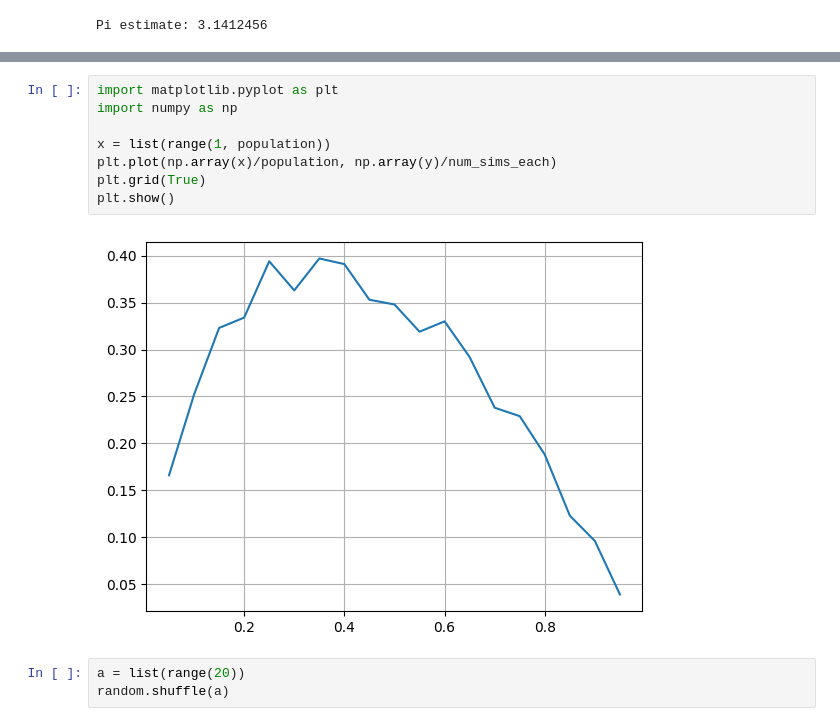
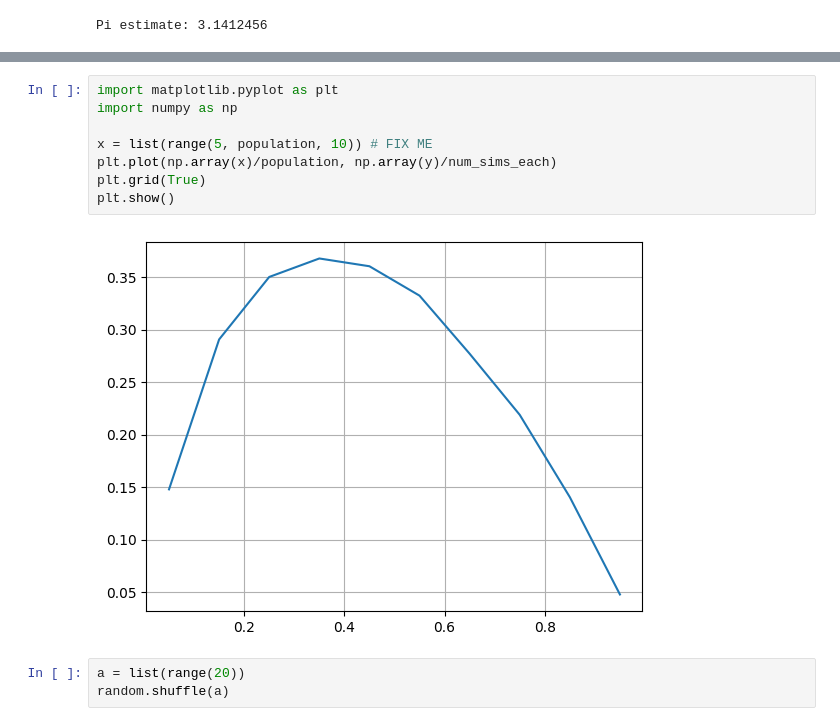
Before and after one commit to mmulready2/Ideal_Partner_MVM, a Jupyter notebook: Ideal_Partner,_Wife,_Secretary,_Match.ipynb, the cells around one changed output, grey strips where cells are left out. Saved outputs shown, nothing was run; the diff lists cells and outputs as text.

Commit message:
Final code and plot to upload for assignment was added

```diff
--- a/Ideal_Partner,_Wife,_Secretary,_Match.ipynb
+++ b/Ideal_Partner,_Wife,_Secretary,_Match.ipynb
@@ -85,13 +85,13 @@ y = eval_success(population, num_sims_each)
 # %%
 import matplotlib.pyplot as plt
 import numpy as np
 
-x = list(range(1, population))
+x = list(range(5, population, 10)) # FIX ME
 plt.plot(np.array(x)/population, np.array(y)/num_sims_each)
 plt.grid(True)
 plt.show()
 # %% [output]
-[figure, old version]
+[figure, new version]
 # %%
 a = list(range(20))
 random.shuffle(a)
```
Also changed, not shown: parts of 6 cells of this notebook.
